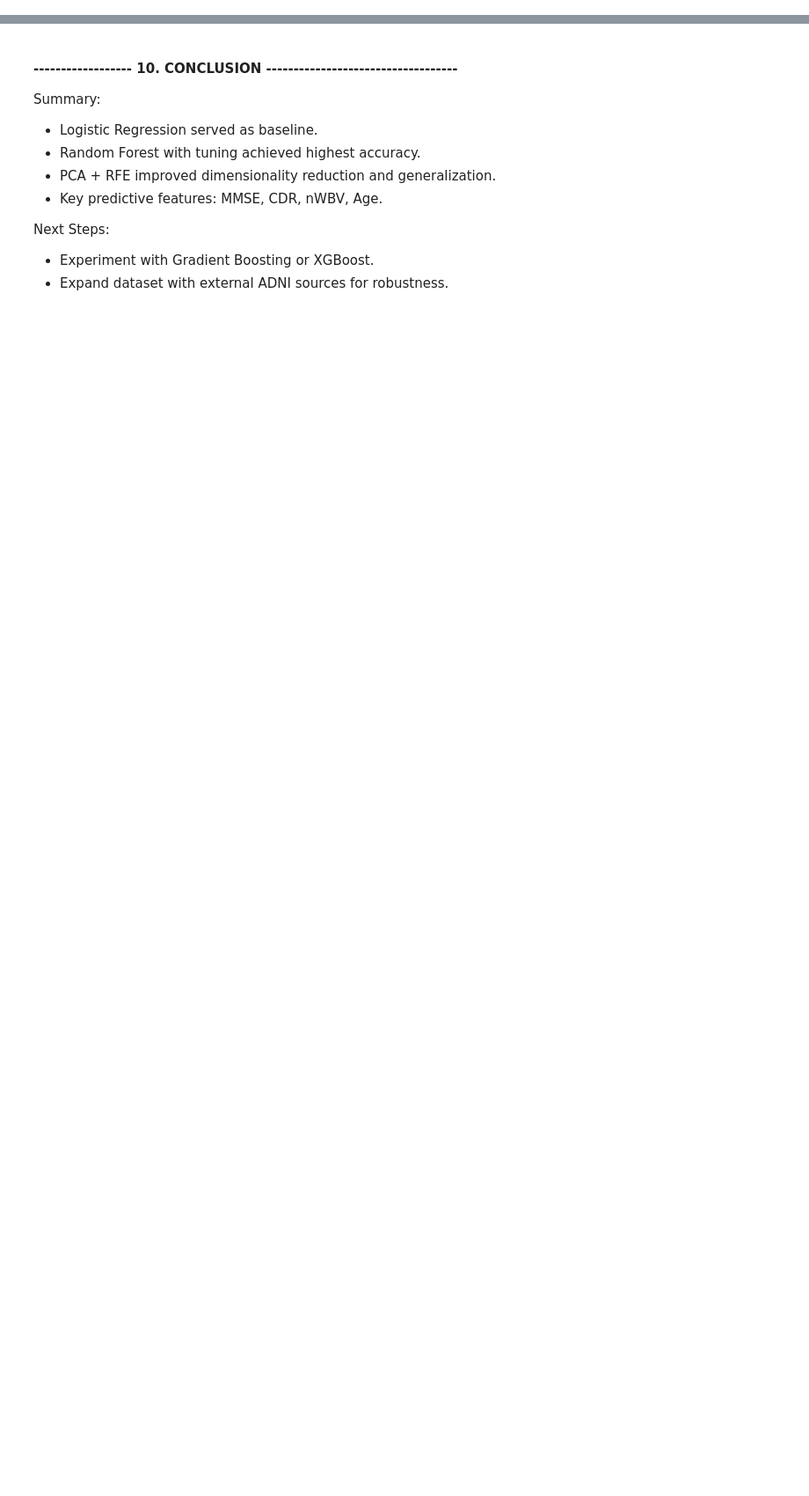
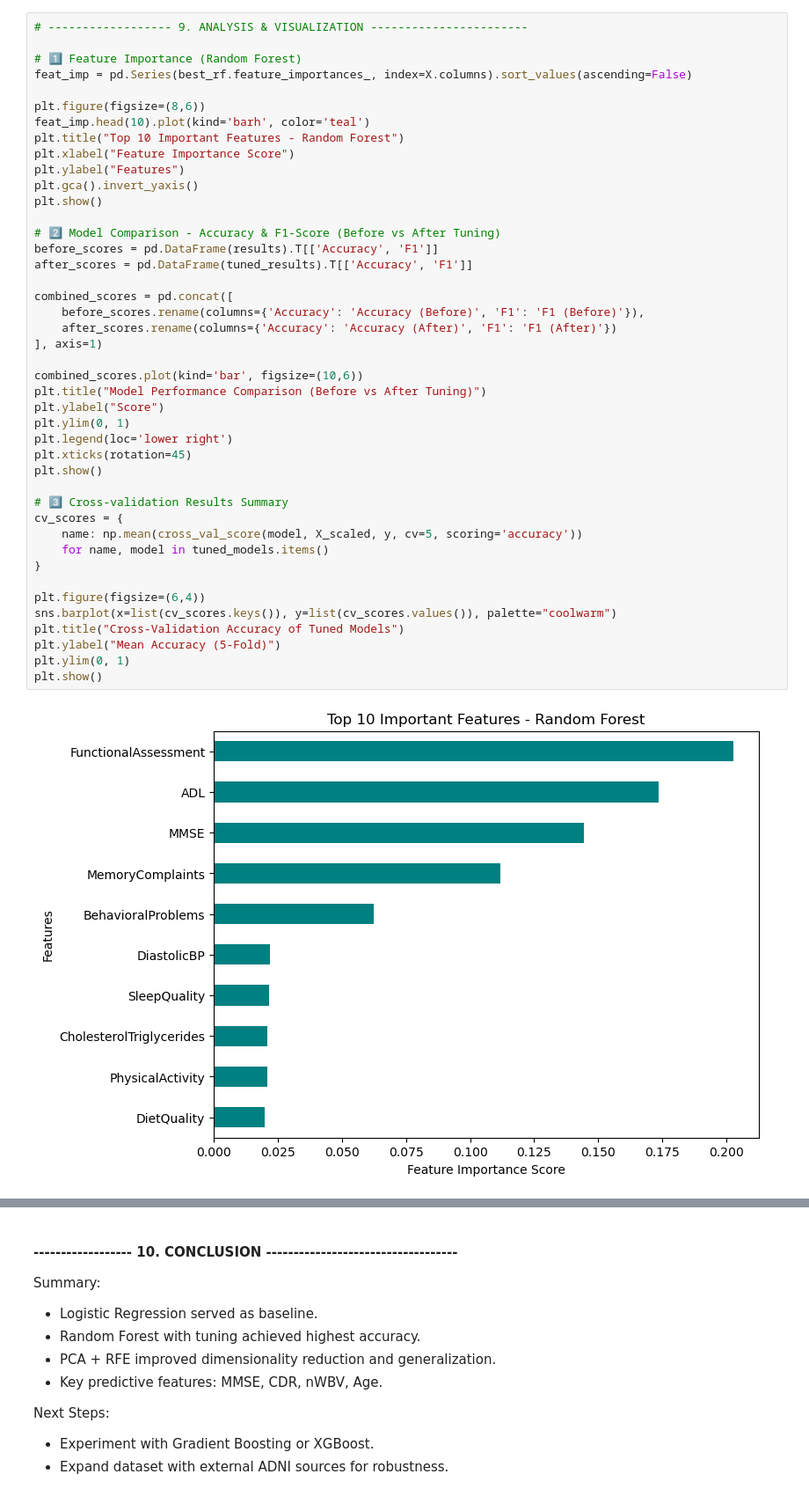
Before and after one commit to SmritiReddyy/Alzheimer-s-Disease-Detection-with-ML, a Jupyter notebook: MLMidterm.ipynb, the cells around one changed output, grey strips where cells are left out. Shown at 88% size. Drawn from its saved outputs; the diff is of its cells as text; blank space fills up the shorter version.

```diff
--- a/MLMidterm.ipynb
+++ b/MLMidterm.ipynb
@@ -198,0 +688,45 @@ plt.show()
+# %%
+# ------------------ 9. ANALYSIS & VISUALIZATION -----------------------
+
+# 1️⃣ Feature Importance (Random Forest)
+feat_imp = pd.Series(best_rf.feature_importances_, index=X.columns).sort_values(ascending=False)
+
+plt.figure(figsize=(8,6))
+feat_imp.head(10).plot(kind='barh', color='teal')
+plt.title("Top 10 Important Features - Random Forest")
+plt.xlabel("Feature Importance Score")
+plt.ylabel("Features")
+plt.gca().invert_yaxis()
+plt.show()
+
+# 2️⃣ Model Comparison - Accuracy & F1-Score (Before vs After Tuning)
+before_scores = pd.DataFrame(results).T[['Accuracy', 'F1']]
+after_scores = pd.DataFrame(tuned_results).T[['Accuracy', 'F1']]
+
+combined_scores = pd.concat([
+    before_scores.rename(columns={'Accuracy': 'Accuracy (Before)', 'F1': 'F1 (Before)'}),
+    after_scores.rename(columns={'Accuracy': 'Accuracy (After)', 'F1': 'F1 (After)'})
+], axis=1)
+
+combined_scores.plot(kind='bar', figsize=(10,6))
+plt.title("Model Performance Comparison (Before vs After Tuning)")
+plt.ylabel("Score")
+plt.ylim(0, 1)
+plt.legend(loc='lower right')
+plt.xticks(rotation=45)
+plt.show()
+
+# 3️⃣ Cross-validation Results Summary
+cv_scores = {
+    name: np.mean(cross_val_score(model, X_scaled, y, cv=5, scoring='accuracy'))
+    for name, model in tuned_models.items()
+}
+
+plt.figure(figsize=(6,4))
+sns.barplot(x=list(cv_scores.keys()), y=list(cv_scores.values()), palette="coolwarm")
+plt.title("Cross-Validation Accuracy of Tuned Models")
+plt.ylabel("Mean Accuracy (5-Fold)")
+plt.ylim(0, 1)
+plt.show()
+# %% [output]
+[figure, added]
```
Also changed, not shown: parts of 26 cells of this notebook.
